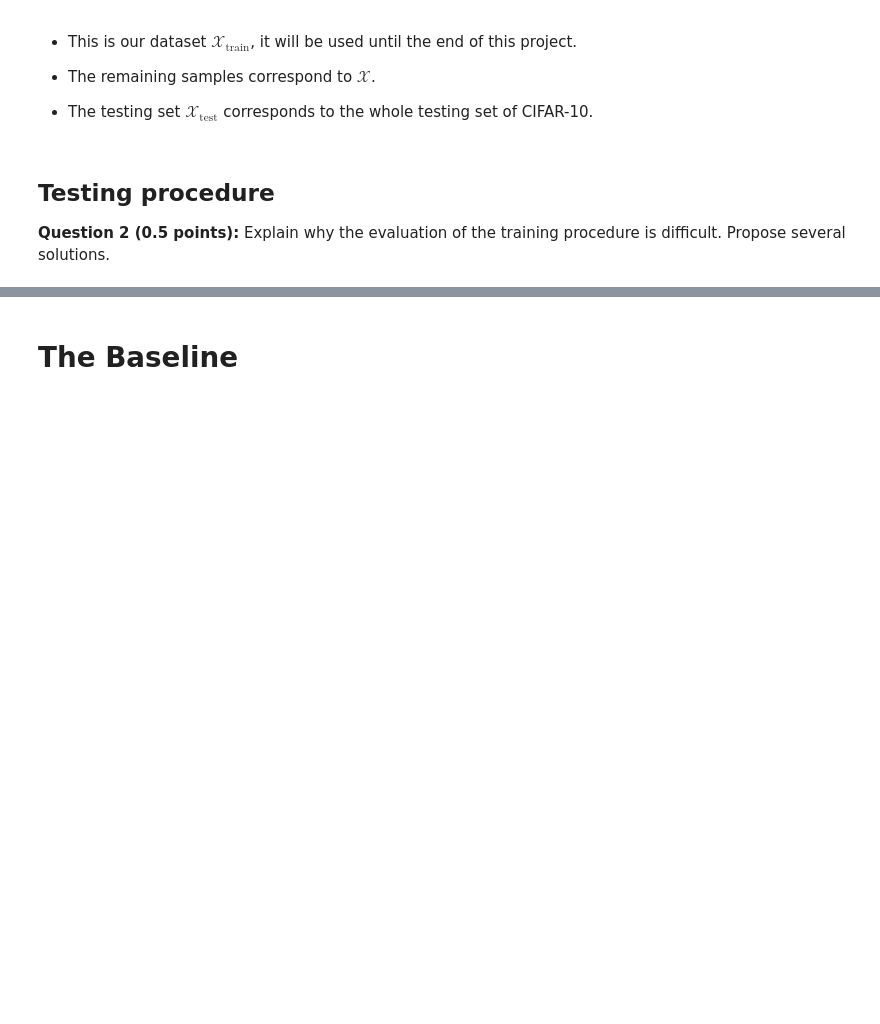
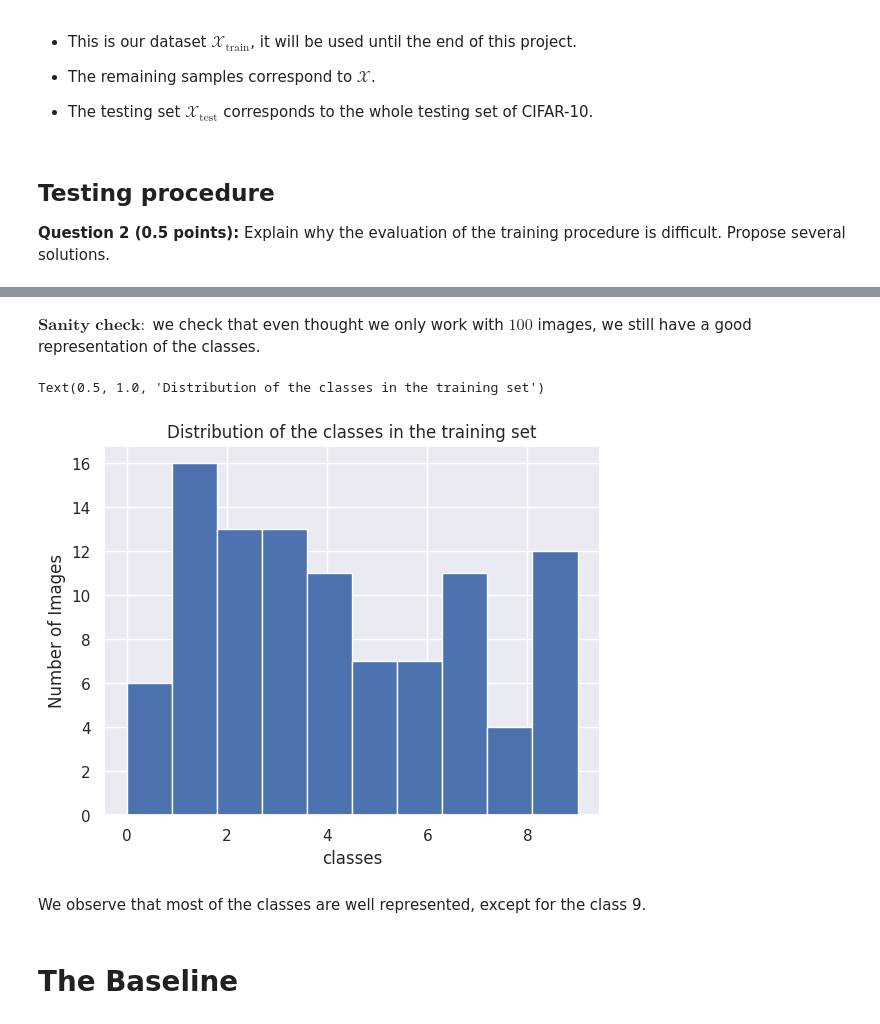
Before and after one commit to BenjaminisCoding/DeepLearninginPractice, a Jupyter notebook: TP4_Transfer_Learning_and_Data_Augmentation.ipynb, the cells around one changed output, grey strips where cells are left out. Cells and saved outputs as stored; diff of their text form; code cells hidden in the pictures; blank space fills up the shorter version.

Commit message:
Final changes for the TP4 part 1, only need the last question to merge

```diff
--- a/TP4_Transfer_Learning_and_Data_Augmentation.ipynb
+++ b/TP4_Transfer_Learning_and_Data_Augmentation.ipynb
@@ -101,3 +108,21 @@ __Question 2 (0.5 points):__ Explain why the evaluation of the training procedur
+# %% [markdown]
+$\textbf{Sanity check}:$ we check that even thought we only work with $100$ images, we still have a good representation of the classes.
+# %%
+### sanity check
+labels = []
+for img, label in train_dataloader:
+    labels += label.tolist()
+
+plt.hist(labels, bins = 10)
+plt.xlabel('classes')
+plt.ylabel('Number of Images')
+plt.title('Distribution of the classes in the training set')
+# plt.grid(True, linestyle='--', alpha=0.3)
+# %% [output]
+Text(0.5, 1.0, 'Distribution of the classes in the training set')
+[figure, added]
+# %% [markdown]
+We observe that most of the classes are well represented, except for the class 9.
 # %% [markdown]
 # The Baseline
 # %% [markdown]
```
Also changed, not shown: parts of 33 cells of this notebook, 1 other file.
